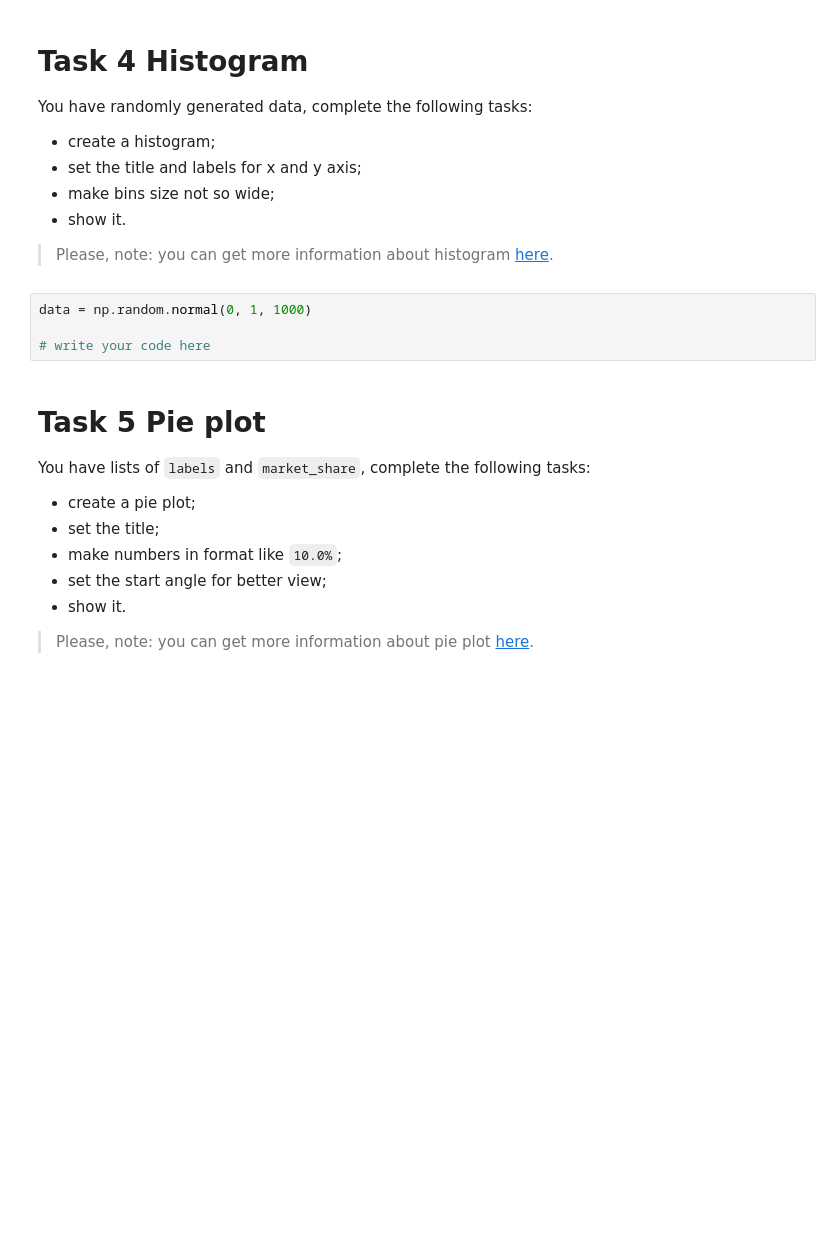
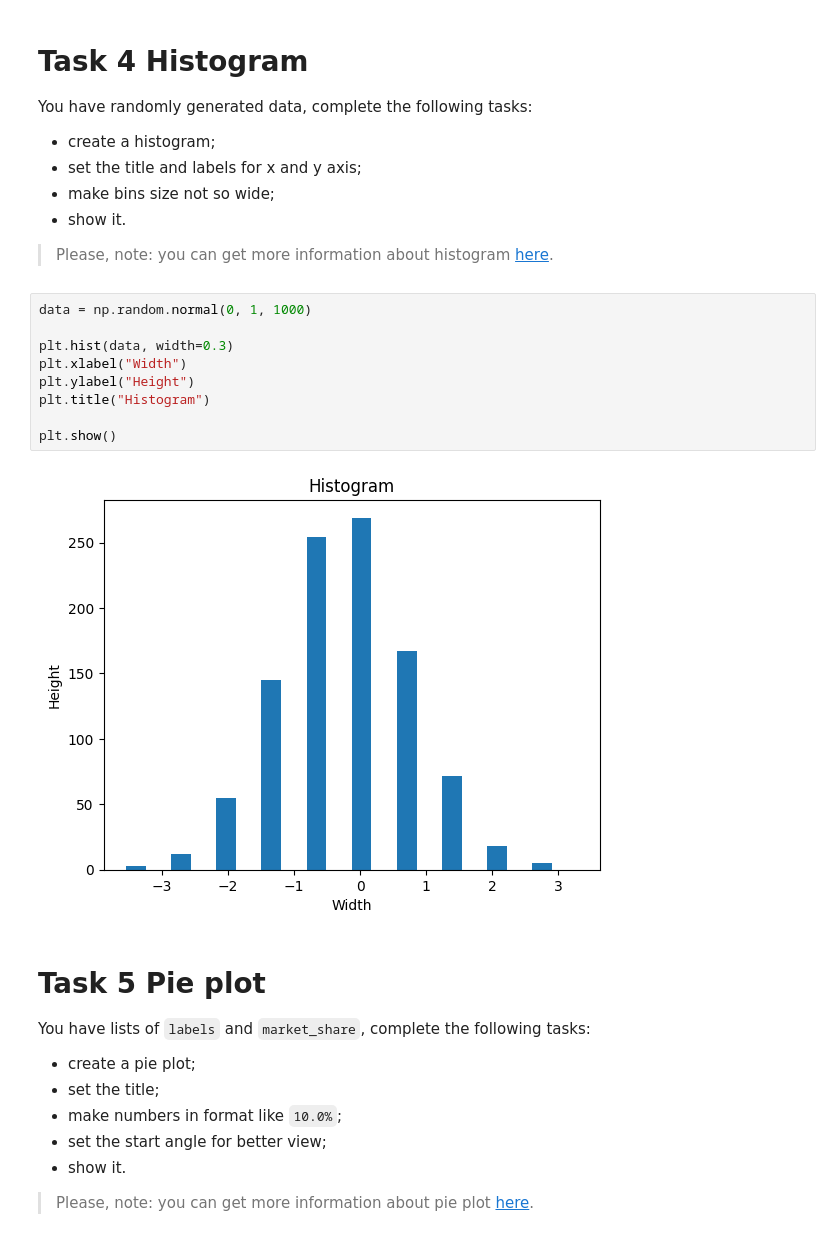
Before and after one commit to mate-academy/py-matplotlib, a Jupyter notebook: app/matplotlib.ipynb, the cells around one changed output. Saved outputs shown, nothing was run; the diff lists cells and outputs as text; blank space fills up the shorter version.

```diff
--- a/app/matplotlib.ipynb
+++ b/app/matplotlib.ipynb
@@ -68,10 +91,17 @@ You have randomly generated data, complete the following tasks:
 * show it.
 
 > Please, note: you can get more information about histogram [here](https://matplotlib.org/stable/api/_as_gen/matplotlib.pyplot.hist.html).
-# %%
-data = np.random.normal(0, 1, 1000)
-
-# write your code here
+# %%
+data = np.random.normal(0, 1, 1000)
+
+plt.hist(data, width=0.3)
+plt.xlabel("Width")
+plt.ylabel("Height")
+plt.title("Histogram")
+
+plt.show()
+# %% [output]
+[figure, added]
 # %% [markdown]
 # Task 5 Pie plot
 
```
Also changed, not shown: parts of 9 cells of this notebook.
